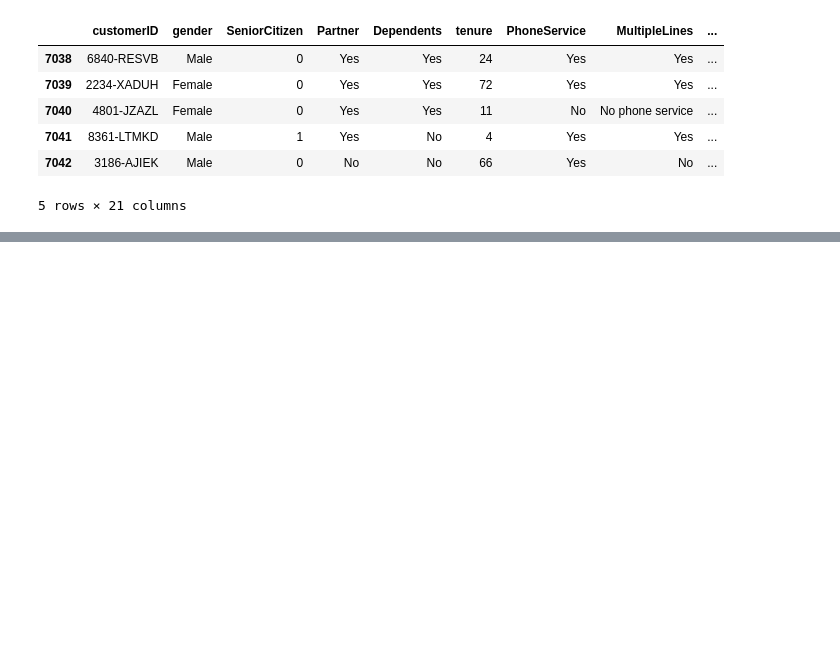
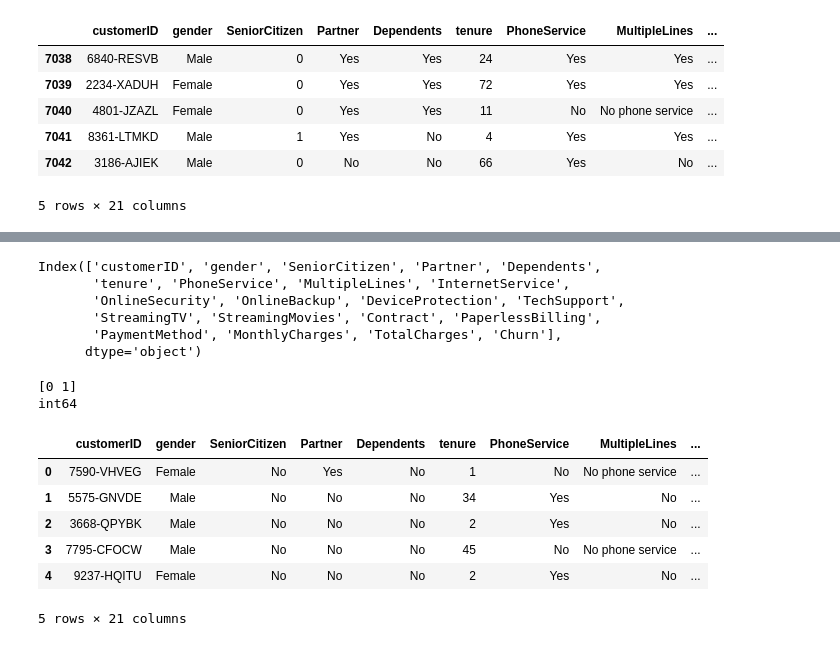
Before and after one commit to akanksha-upadhyay1/Exploratory-Data-Telecom-Customer-Churn-Analysis, a Jupyter notebook: Telecom_customer_churn.ipynb, the cells around one changed output, grey strips where cells are left out. Saved outputs shown, nothing was run; the diff lists cells and outputs as text; code cells hidden in the pictures; blank space fills up the shorter version.

Commit message:
Use info, isnull function and find out if any duplicate value is present further this converted 0 and 1 values of senior citizen to yes or no to make it easier to understand.

```diff
--- a/Telecom_customer_churn.ipynb
+++ b/Telecom_customer_churn.ipynb
@@ -69,0 +55,4 @@ and the repository exists.
+# %%
+# Replacing blanks with 0 as tenure is 0 and no total charges are recorded
+df["TotalCharges"] = df["TotalCharges"].replace(" ", "0")
+df["TotalCharges"] = df["TotalCharges"].astype("float")
@@ -69,0 +143,27 @@ and the repository exists.
+# %%
+print(df.columns)
+# %% [output]
+Index(['customerID', 'gender', 'SeniorCitizen', 'Partner', 'Dependents',
+       'tenure', 'PhoneService', 'MultipleLines', 'InternetService',
+       'OnlineSecurity', 'OnlineBackup', 'DeviceProtection', 'TechSupport',
+       'StreamingTV', 'StreamingMovies', 'Contract', 'PaperlessBilling',
+       'PaymentMethod', 'MonthlyCharges', 'TotalCharges', 'Churn'],
+      dtype='object')
+# %%
+print(df["SeniorCitizen"].unique())
+print(df["SeniorCitizen"].dtype)
+# %% [output]
+[0 1]
+int64
+# %%
+df["SeniorCitizen"] = df["SeniorCitizen"].replace({1: "Yes", 0: "No"})
+# %%
+df.head()
+# %% [output]
+|  | customerID | gender | SeniorCitizen | Partner | Dependents | tenure | PhoneService | MultipleLines | ... |
+| 0 | 7590-VHVEG | Female | No | Yes | No | 1 | No | No phone service | ... |
+| 1 | 5575-GNVDE | Male | No | No | No | 34 | Yes | No | ... |
+| 2 | 3668-QPYBK | Male | No | No | No | 2 | Yes | No | ... |
+| 3 | 7795-CFOCW | Male | No | No | No | 45 | No | No phone service | ... |
+| 4 | 9237-HQITU | Female | No | No | No | 2 | Yes | No | ... |
+5 rows × 21 columns
```
Also changed, not shown: parts of 16 cells of this notebook.
